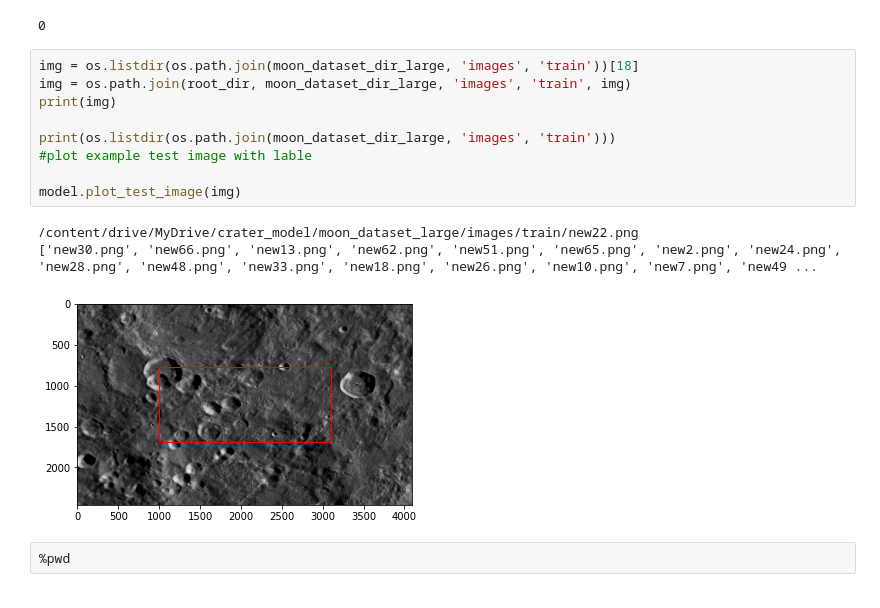
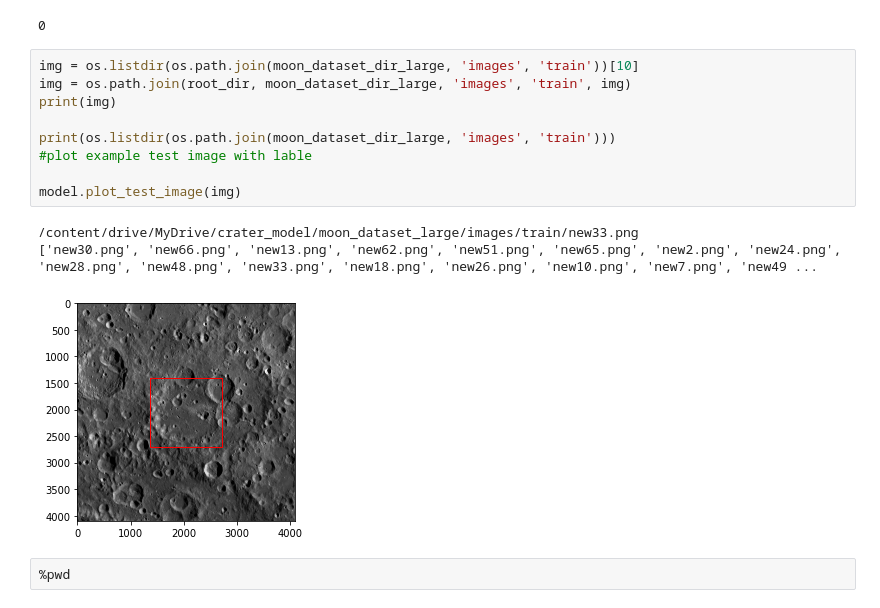
Before and after one commit to edsml-sm1122/acds-moonshot, a Jupyter notebook: model_training.ipynb, the cells around one changed output. Cells and saved outputs as stored; diff of their text form.

Commit message:
model trainer

```diff
--- a/model_training.ipynb
+++ b/model_training.ipynb
@@ -208,18 +215,18 @@ Converting: /content/drive/MyDrive/crater_model/moon_dataset_large/labels/val cs
 Converting: /content/drive/MyDrive/crater_model/moon_dataset_large/labels/test csv to txt
 0
 # %%
-img = os.listdir(os.path.join(moon_dataset_dir_large, 'images', 'train'))[18]
+img = os.listdir(os.path.join(moon_dataset_dir_large, 'images', 'train'))[10]
 img = os.path.join(root_dir, moon_dataset_dir_large, 'images', 'train', img)
 print(img)
 
 print(os.listdir(os.path.join(moon_dataset_dir_large, 'images', 'train')))
 #plot example test image with lable
 
 model.plot_test_image(img)
 # %% [output]
-/content/drive/MyDrive/crater_model/moon_dataset_large/images/train/new22.png
+/content/drive/MyDrive/crater_model/moon_dataset_large/images/train/new33.png
 ['new30.png', 'new66.png', 'new13.png', 'new62.png', 'new51.png', 'new65.png', 'new2.png', 'new24.png', 'new28.png', 'new48.png', 'new33.png', 'new18.png', 'new26.png', 'new10.png', 'new7.png', 'new49 ...
-[figure, old version]
+[figure, new version]
 # %%
 %pwd
 # %% [output]
```
Also changed, not shown: parts of 15 cells of this notebook.
